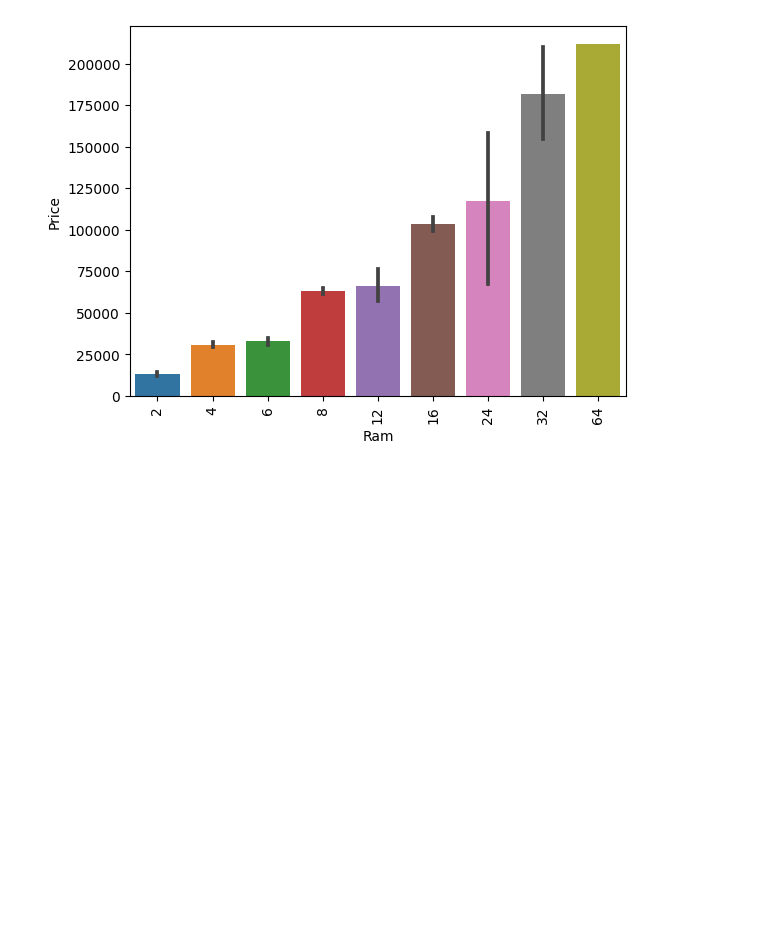
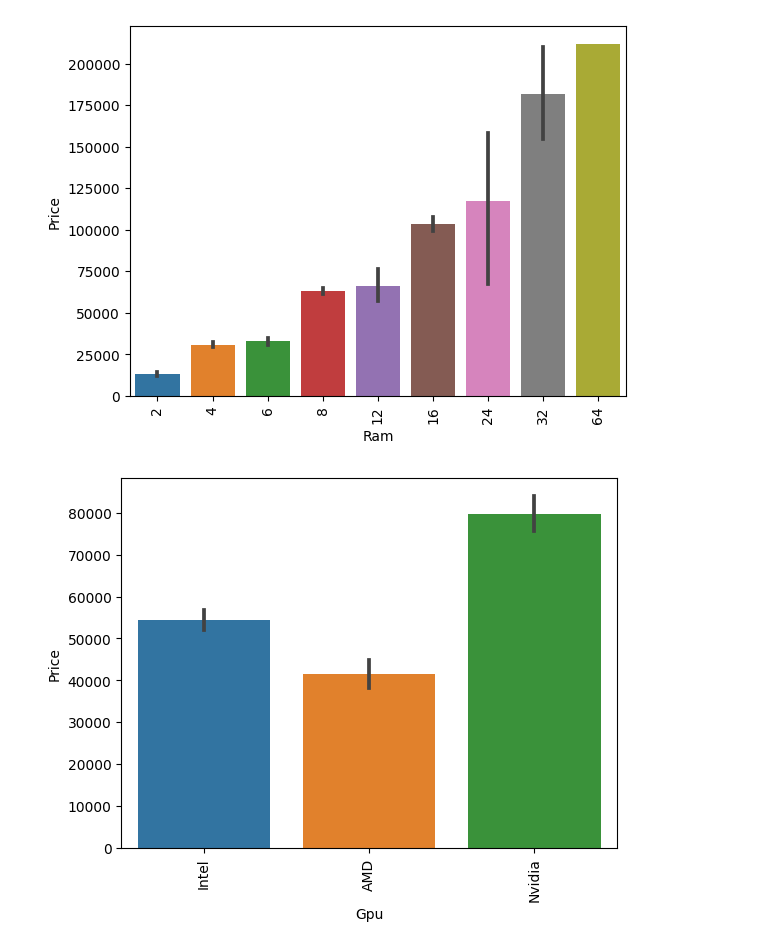
Before and after one commit to Mirazbd123/Laptop_price_prediction_end-to-end_project, a Jupyter notebook: prediction_model.ipynb, the cells around one changed output. Saved outputs shown, nothing was run; the diff lists cells and outputs as text; code cells hidden in the pictures; blank space fills up the shorter version.

```diff
--- a/prediction_model.ipynb
+++ b/prediction_model.ipynb
@@ -601,3 +601,9 @@ plt.xticks(rotation = 'vertical')
 plt.show()
 # %% [output]
 [figure]
+# %%
+sns.barplot(x=df['Gpu'], y = df['Price'])
+plt.xticks(rotation = 'vertical')
+plt.show()
+# %% [output]
+[figure, added]
```
